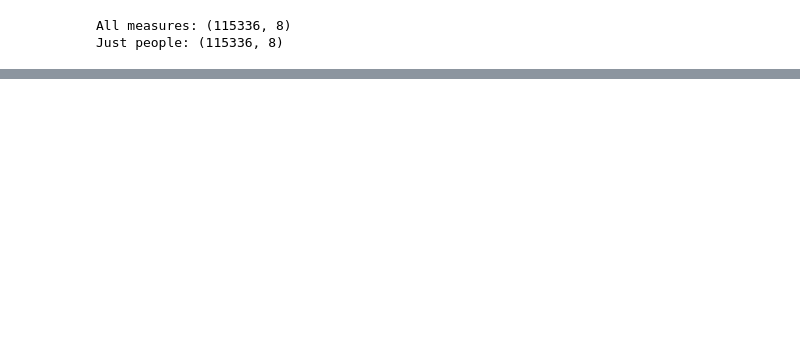
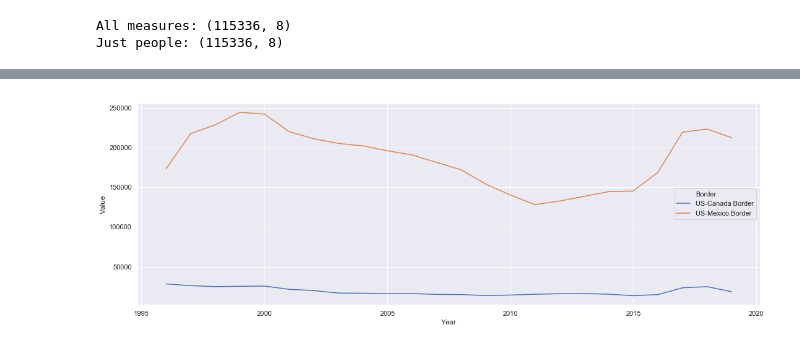
Before and after one commit to maxrgnt/economic-eda-by-state, a Jupyter notebook: EDA.ipynb, the cells around one changed output, grey strips where cells are left out. Cells and saved outputs as stored; diff of their text form; code cells hidden in the pictures; blank space fills up the shorter version.

```diff
--- a/EDA.ipynb
+++ b/EDA.ipynb
@@ -47,0 +62,11 @@ df.sample(3)
+# %%
+# Handle the Date column
+df['newDate'] = pd.to_datetime(df['Date'])
+# %%
+# Inspect the date column
+df['Year'] = df['newDate'].dt.year
+df['Month'] = df['newDate'].dt.month
+# How many years of data available?
+maxYear = df['newDate'].dt.year.max()
+minYear = df['newDate'].dt.year.min()
+print(f'From {minYear} to {maxYear} for total of {maxYear-minYear} year(s) of data.')
@@ -47,0 +99,5 @@ df.sample(3)
+# %%
+sns.set(rc={'figure.figsize':(18,6)})
+sns.lineplot(x = 'Year', y = 'Value', hue = 'Border', ci=None, data = df);
+# %% [output]
+[figure, added]
```
Also changed, not shown: parts of 4 cells of this notebook, 1 other file.
